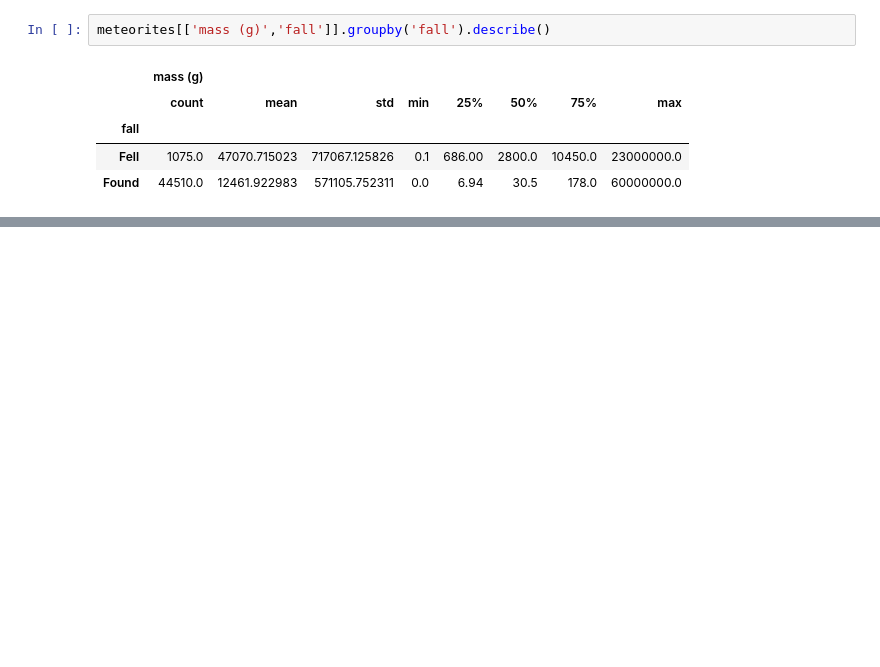
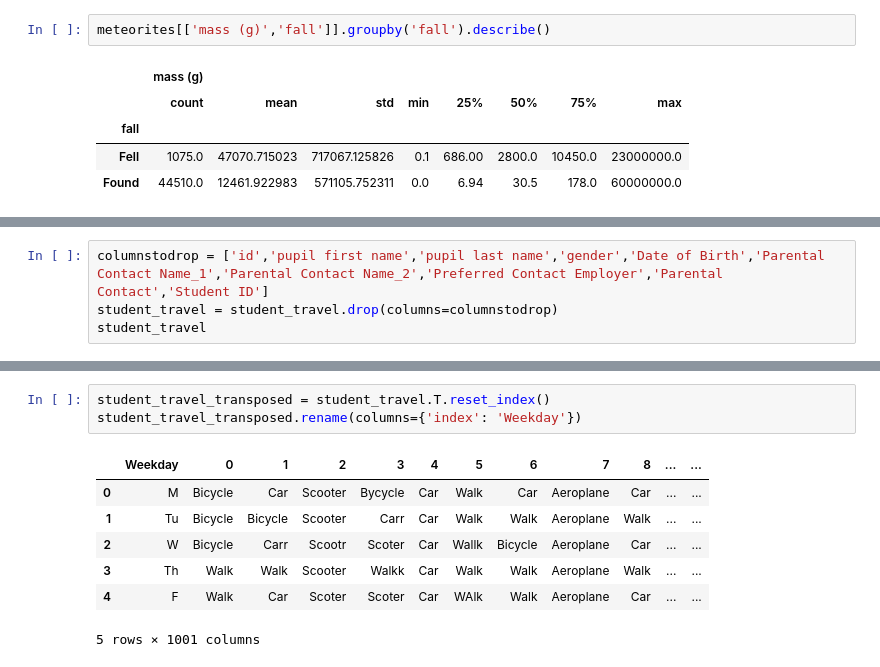
Before and after one commit to 99tyler99/Python, a Jupyter notebook: Python Charmers Fundamentals 05.ipynb, the cells around one changed output, grey strips where cells are left out. Drawn from its saved outputs; the diff is of its cells as text; blank space fills up the shorter version.

```diff
--- a/Python Charmers Fundamentals 05.ipynb
+++ b/Python Charmers Fundamentals 05.ipynb
@@ -503,0 +560,4 @@ meteorites[['mass (g)','fall']].groupby('fall').describe()
+# %%
+columnstodrop = ['id','pupil first name','pupil last name','gender','Date of Birth','Parental Contact Name_1','Parental Contact Name_2','Preferred Contact Employer','Parental Contact','Student ID']
+student_travel = student_travel.drop(columns=columnstodrop)
+student_travel
@@ -503,0 +578,11 @@ meteorites[['mass (g)','fall']].groupby('fall').describe()
+# %%
+student_travel_transposed = student_travel.T.reset_index()
+student_travel_transposed.rename(columns={'index': 'Weekday'})
+# %% [output]
+|  | Weekday | 0 | 1 | 2 | 3 | 4 | 5 | 6 | 7 | 8 | ... | ... |
+| 0 | M | Bicycle | Car | Scooter | Bycycle | Car | Walk | Car | Aeroplane | Car | ... | ... |
+| 1 | Tu | Bicycle | Bicycle | Scooter | Carr | Car | Walk | Walk | Aeroplane | Walk | ... | ... |
+| 2 | W | Bicycle | Carr | Scootr | Scoter | Car | Wallk | Bicycle | Aeroplane | Car | ... | ... |
+| 3 | Th | Walk | Walk | Scooter | Walkk | Car | Walk | Walk | Aeroplane | Walk | ... | ... |
+| 4 | F | Walk | Car | Scoter | Scoter | Car | WAlk | Walk | Aeroplane | Car | ... | ... |
+5 rows × 1001 columns
```
Also changed, not shown: parts of 3 cells of this notebook, 2 other files.
